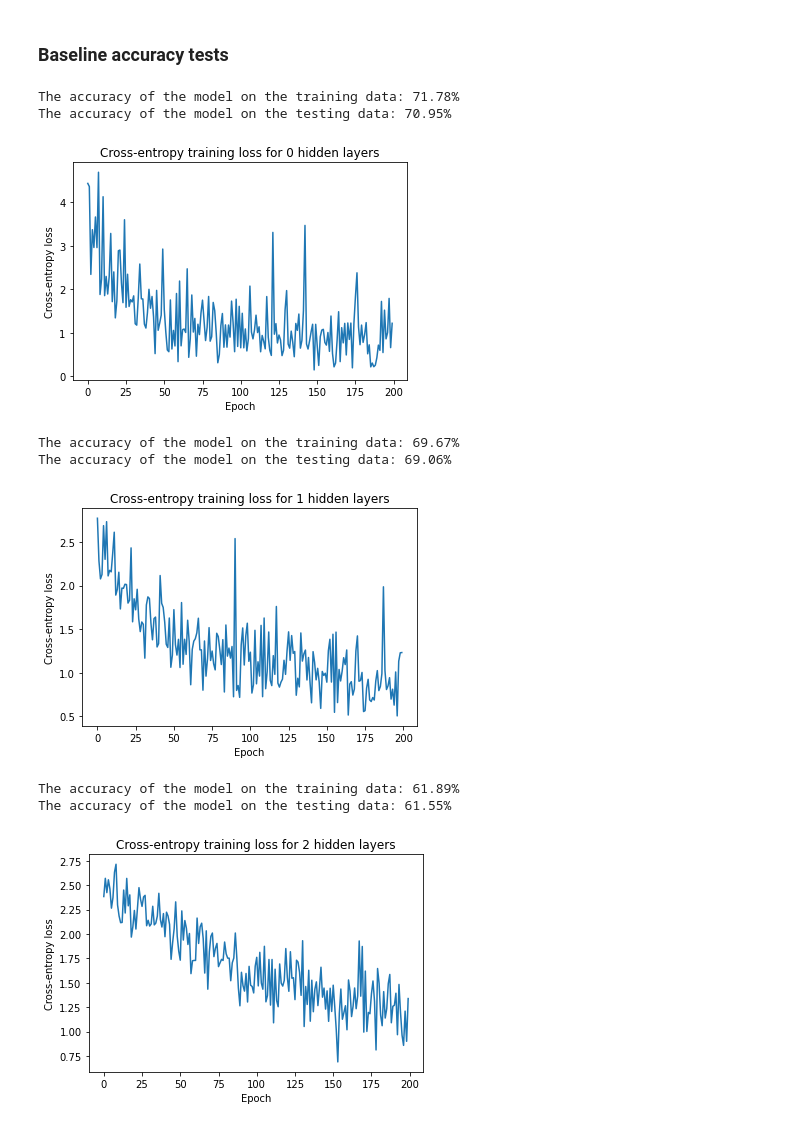
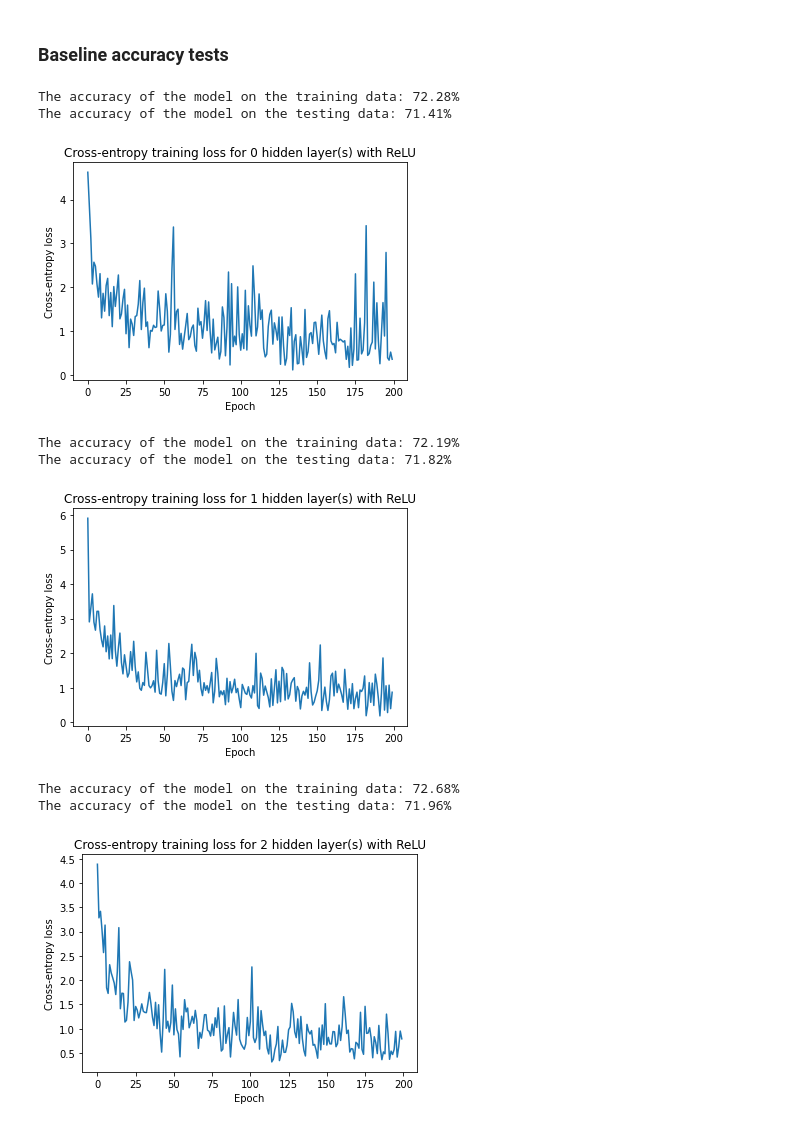
Before and after one commit to faithrts/ML-Intro, a Jupyter notebook: A3_Draft.ipynb, the cells around one changed output. Drawn from its saved outputs; the diff is of its cells as text; code cells hidden in the pictures.

```diff
--- a/A3_Draft.ipynb
+++ b/A3_Draft.ipynb
@@ -255,7 +260,8 @@ class LeakyReLULayer(NeuralNetLayer):
   def forward(self, x):
     self.gradient = np.where(x > 0, 1.0, 0.01)
 
-    activated_x = [float(element) if element > 0 else float(element) * 0.01 for element in x]
+    # activated_x = [[float(element) if element > 0 else float(element) * 0.01 for element in sublist] for sublist in x]
+    activated_x = np.maximum(0.01 * x, x)
     return activated_x
 
   def backward(self, gradient):
@@ -267,7 +273,7 @@ class TanhLayer(NeuralNetLayer):
     super().__init__()
 
   def forward(self, x):
-    self.gradient = [1 - element ** 2 for element in x]
+    self.gradient = 1 - (np.tanh(x) ** 2)
 
     activated_x = np.tanh(x)
     return activated_x
@@ -420,5 +413,27 @@ def train(mlp: MLP, optimizer: Optimizer, data_x, data_y, steps):
+# %%
+def train_and_evaluate_loss(x_train, y_train, hidden_layers, hidden_units, activation_func, lr, gd_steps, lambda_reg = 0):
+  n_features = x_train.shape[-1]
+  n_output = len(set(y_train))
+
+  # creates the mlp and optimizer objects
+  mlp = MLP(n_features, n_output, hidden_layers, hidden_units, activation_func)
+  opt = GradientDescentOptimizer(mlp, lr)
+
+  # fits the model to the training data and calculates the cross-entropy losses
+  losses = mlp.fit(x_train, y_train, opt, gd_steps, lambda_reg)
+
+  # the number of hidden layers
+  hidden_layer_count = int((len(mlp.layers) - 2) / 2)
+
+  # plotting the cross-entropy loss
+  plt.plot(losses)
+  plt.title("Cross-entropy training loss for " + str(hidden_layer_count) + " hidden layer(s) with " + activation_func)
+  plt.xlabel("Epoch")
+  plt.ylabel("Cross-entropy loss")
+
+  return mlp
 # %%
-def test(mlp: MLP, x_train, y_train, x_test, y_test, silent = True):
+def evaluate_mlp_acc(mlp: MLP, x_train, y_train, x_test, y_test, silent = True):
   train_prediction_probs = mlp.predict(x_train)
   train_predictions = np.argmax(train_prediction_probs, axis = -1)
 
@@ -431,6 +446,7 @@ def test(mlp: MLP, x_train, y_train, x_test, y_test, silent = True):
   if not silent:
     print("The accuracy of the model on the training data: " + str(round((train_acc * 100), 2)) + "%")
     print("The accuracy of the model on the testing data: " + str(round((test_acc * 100), 2)) + "%")
+    print("\n")
 
   return train_acc, test_acc
 # %% [markdown]
@@ -441,39 +454,27 @@ n_output_mnist = len(set(y_train))
 # %%
 ### training and testing 0 hidden layers
 
-mlp0 = MLP(n_features_mnist, n_output_mnist, 0, "RELU")
-opt0 = GradientDescentOptimizer(mlp0, 1e-2)
-
-mnist_losses0 = train(mlp0, opt0, x_train, y_train, 200)
-acc0 = test(mlp0, x_train, y_train, x_test, y_test, silent = False)
-print("\n")
+mlp0 = train_and_evaluate_loss(x_train, y_train, 0, [], "ReLU", 1e-2, 200)
+acc0 = evaluate_mlp_acc(mlp0, x_train, y_train, x_test, y_test, silent = False)
 # %% [output]
-The accuracy of the model on the training data: 71.78%
-The accuracy of the model on the testing data: 70.95%
+The accuracy of the model on the training data: 72.28%
+The accuracy of the model on the testing data: 71.41%
-[figure, old version]
+[figure, new version]
 # %%
-### training 1 hidden layer
+### training and testing 1 hidden layer
 
-mlp1 = MLP(n_features_mnist, n_output_mnist, 1, [32], "RELU")
-opt1 = GradientDescentOptimizer(mlp1, 1e-2)
-
-mnist_losses = train(mlp1, opt1, x_train, y_train, 200)
-acc1 = test(mlp1, x_train, y_train, x_test, y_test, silent = False)
-print("\n")
+mlp1 = train_and_evaluate_loss(x_train, y_train, 1, [128], "ReLU", 1e-2, 200)
+acc1 = evaluate_mlp_acc(mlp1, x_train, y_train, x_test, y_test, silent = False)
 # %% [output]
-The accuracy of the model on the training data: 69.67%
-The accuracy of the model on the testing data: 69.06%
+The accuracy of the model on the training data: 72.19%
+The accuracy of the model on the testing data: 71.82%
-[figure, old version]
+[figure, new version]
 # %%
-### testing 2 hidden layers
+### training and testing 2 hidden layers
 
-mlp2 = MLP(n_features_mnist, n_output_mnist, 2, [32, 32], "RELU")
-opt2 = GradientDescentOptimizer(mlp2, 1e-2)
-
-mnist_losses2 = train(mlp2, opt2, x_train, y_train, 200)
-acc2 = test(mlp2, x_train, y_train, x_test, y_test, silent = False)
-print("\n")
+mlp2 = train_and_evaluate_loss(x_train, y_train, 2, [128, 128], "ReLU", 1e-2, 200)
+acc2 = evaluate_mlp_acc(mlp2, x_train, y_train, x_test, y_test, silent = False)
 # %% [output]
-The accuracy of the model on the training data: 61.89%
-The accuracy of the model on the testing data: 61.55%
+The accuracy of the model on the training data: 72.68%
+The accuracy of the model on the testing data: 71.96%
-[figure, old version]
+[figure, new version]
```
Also changed, not shown: parts of 13 cells of this notebook.
